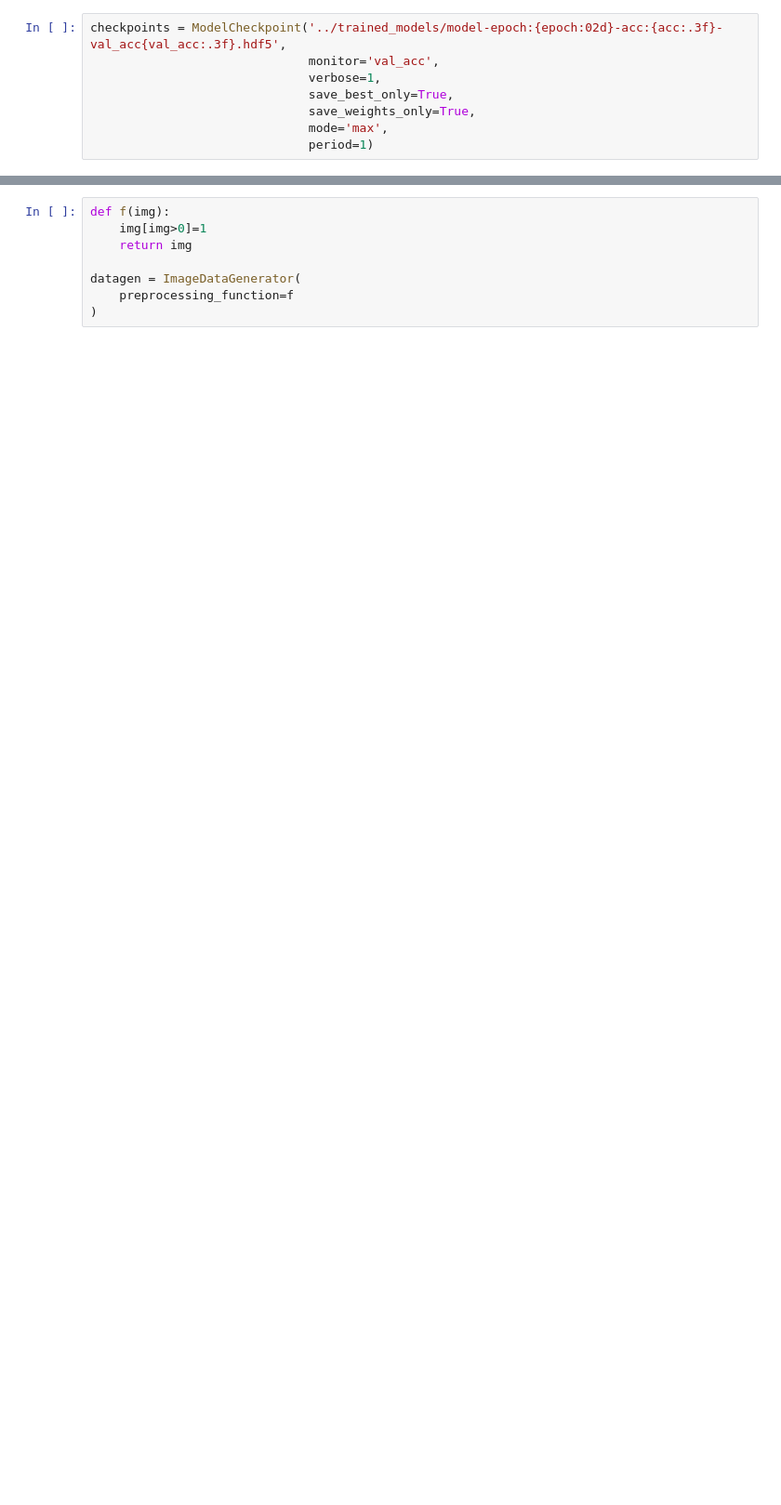
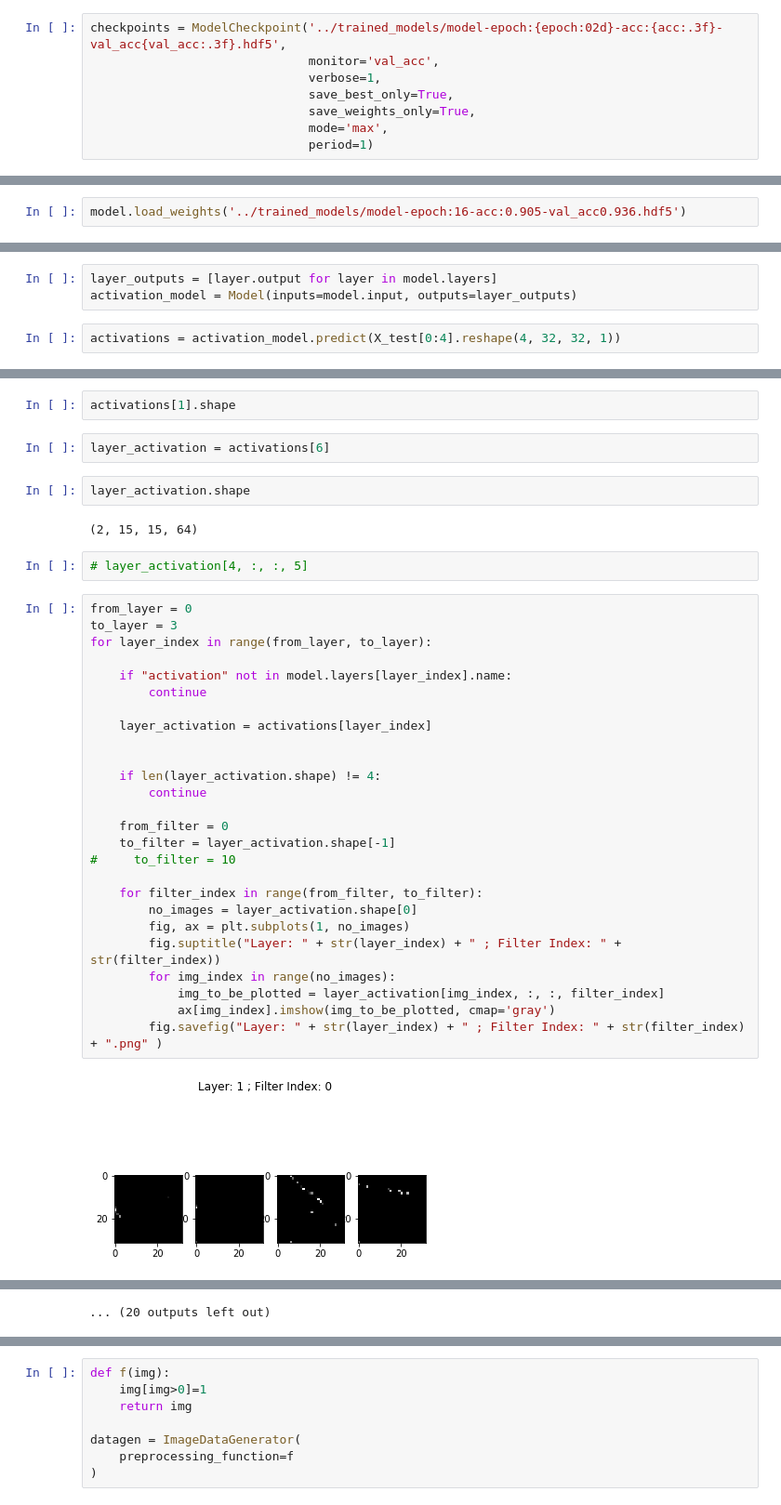
Before and after one commit to justachetan/img2latex, a Jupyter notebook: character_classification/notebooks/character_classification.ipynb, the cells around one changed output, grey strips where cells are left out. Shown at 93% size. Drawn from its saved outputs; the diff is of its cells as text; blank space fills up the shorter version.

```diff
--- a/character_classification/notebooks/character_classification.ipynb
+++ b/character_classification/notebooks/character_classification.ipynb
@@ -200,0 +288,2 @@ Epoch 00010: val_acc improved from 0.97408 to 0.97427, saving model to ../traine
+# %%
+model.load_weights('../trained_models/model-epoch:16-acc:0.905-val_acc0.936.hdf5')
@@ -200,0 +316,5 @@ Epoch 00010: val_acc improved from 0.97408 to 0.97427, saving model to ../traine
+# %%
+layer_outputs = [layer.output for layer in model.layers]
+activation_model = Model(inputs=model.input, outputs=layer_outputs)
+# %%
+activations = activation_model.predict(X_test[0:4].reshape(4, 32, 32, 1))
@@ -200,0 +326,38 @@ Epoch 00010: val_acc improved from 0.97408 to 0.97427, saving model to ../traine
+# %%
+activations[1].shape
+# %%
+layer_activation = activations[6]
+# %%
+layer_activation.shape
+# %% [output]
+(2, 15, 15, 64)
+# %%
+# layer_activation[4, :, :, 5]
+# %%
+from_layer = 0
+to_layer = 3
+for layer_index in range(from_layer, to_layer):
+
+    if "activation" not in model.layers[layer_index].name:
+        continue
+
+    layer_activation = activations[layer_index]
+
+
+    if len(layer_activation.shape) != 4:
+        continue
+
+    from_filter = 0
+    to_filter = layer_activation.shape[-1]
+#     to_filter = 10
+
+    for filter_index in range(from_filter, to_filter):
+        no_images = layer_activation.shape[0]
+        fig, ax = plt.subplots(1, no_images)
+        fig.suptitle("Layer: " + str(layer_index) + " ; Filter Index: " + str(filter_index))
+        for img_index in range(no_images):
+            img_to_be_plotted = layer_activation[img_index, :, :, filter_index]
+            ax[img_index].imshow(img_to_be_plotted, cmap='gray')
+        fig.savefig("Layer: " + str(layer_index) + " ; Filter Index: " + str(filter_index) + ".png" )
+# %% [output]
+[figure, added]
@@ -200,0 +375 @@ Epoch 00010: val_acc improved from 0.97408 to 0.97427, saving model to ../traine
+... (20 outputs left out)
```
Also changed, not shown: parts of 39 cells of this notebook, 10 other files.
